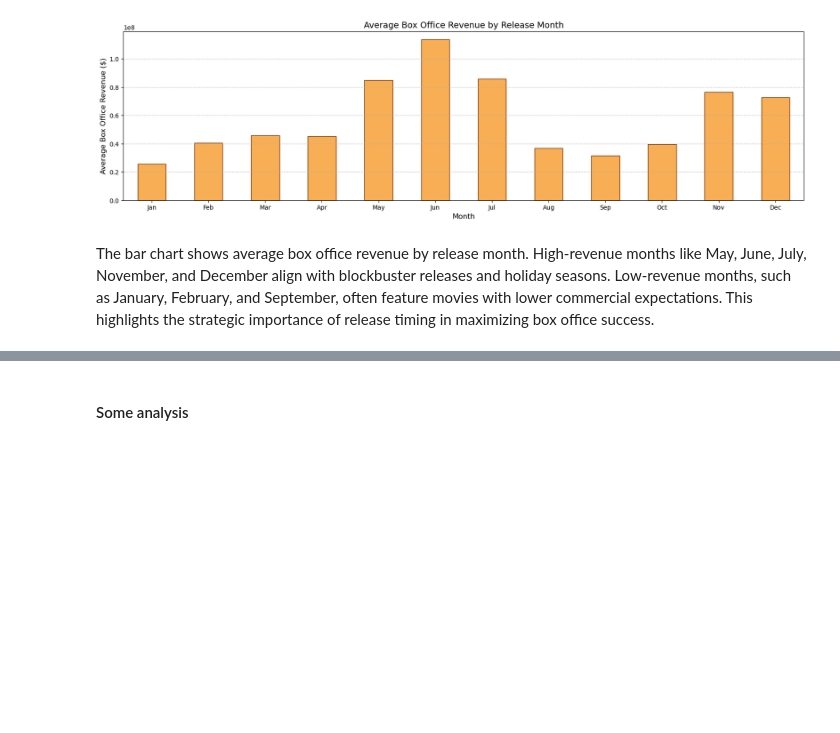
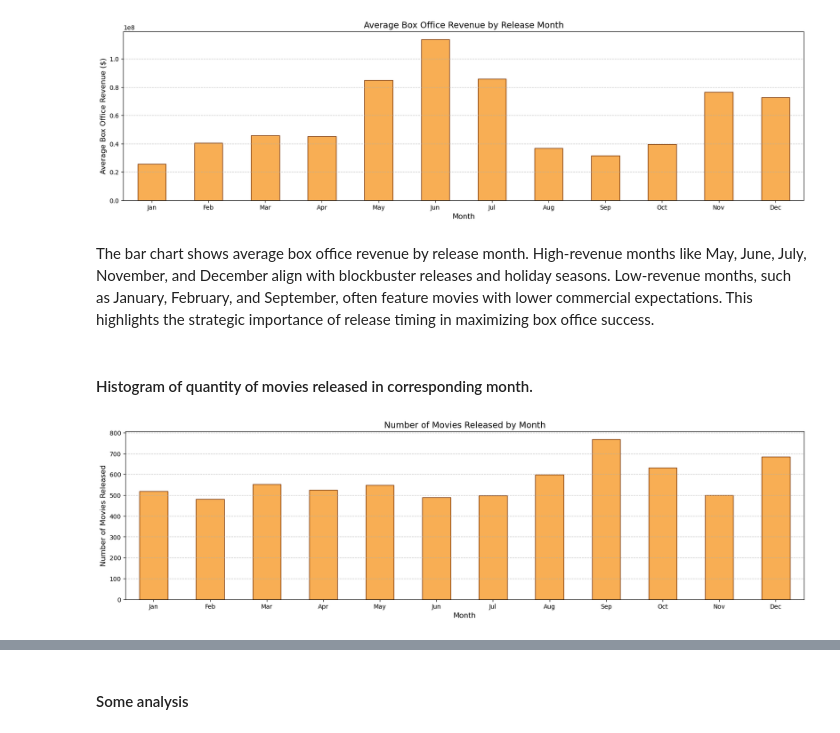
Before and after one commit to epfl-ada/ada-2024-project-conquistada, a Jupyter notebook: analysis_erik.ipynb, the cells around one changed output, grey strips where cells are left out. Saved outputs shown, nothing was run; the diff lists cells and outputs as text; code cells hidden in the pictures; blank space fills up the shorter version.

```diff
--- a/analysis_erik.ipynb
+++ b/analysis_erik.ipynb
@@ -250,16 +245,0 @@ Interpretation of the plot....
-# %%
-movies['Movie release date'] = pd.to_datetime(movies['Movie release date'], errors='coerce')
-movies_cleaned = movies.dropna(subset=['Movie release date'])
-
-# Group by year or month
-movies_cleaned['Release Year'] = movies_cleaned['Movie release date'].dt.year
-yearly_revenue = movies_cleaned.groupby('Release Year')['Movie box office revenue'].mean()
-
-# Plot
-plt.figure(figsize=(12, 6))
-plt.plot(yearly_revenue.index, yearly_revenue.values, marker='o')
-plt.title('Average Box Office Revenue by Release Year', fontsize=14)
-plt.xlabel('Year', fontsize=12)
-plt.ylabel('Average Box Office Revenue ($)', fontsize=12)
-plt.grid(True)
-plt.show()
@@ -294,3 +267,20 @@ plt.show()
 [figure]
 # %% [markdown]
 The bar chart shows average box office revenue by release month. High-revenue months like May, June, July, November, and December align with blockbuster releases and holiday seasons. Low-revenue months, such as January, February, and September, often feature movies with lower commercial expectations. This highlights the strategic importance of release timing in maximizing box office success.
+# %% [markdown]
+#### Histogram of quantity of movies released in corresponding month.
+# %%
+# Group by month and count the number of movies released
+monthly_movie_count = movies_month.groupby('Movie release month').size()
+
+# Plot
+plt.figure(figsize=(20, 5))
+monthly_movie_count.plot(kind='bar', color=GRAPH_COLORS[0], edgecolor=GRAPH_EDGECOLOR)
+plt.title('Number of Movies Released by Month', fontsize=14)
+plt.xlabel('Month', fontsize=12)
+plt.ylabel('Number of Movies Released', fontsize=12)
+plt.xticks(ticks=range(12), labels=['Jan', 'Feb', 'Mar', 'Apr', 'May', 'Jun', 'Jul', 'Aug', 'Sep', 'Oct', 'Nov', 'Dec'], rotation=0)
+plt.grid(axis='y', linestyle='--', alpha=0.7)
+plt.show()
+# %% [output]
+[figure, added]
```
Also changed, not shown: parts of 58 cells of this notebook.
